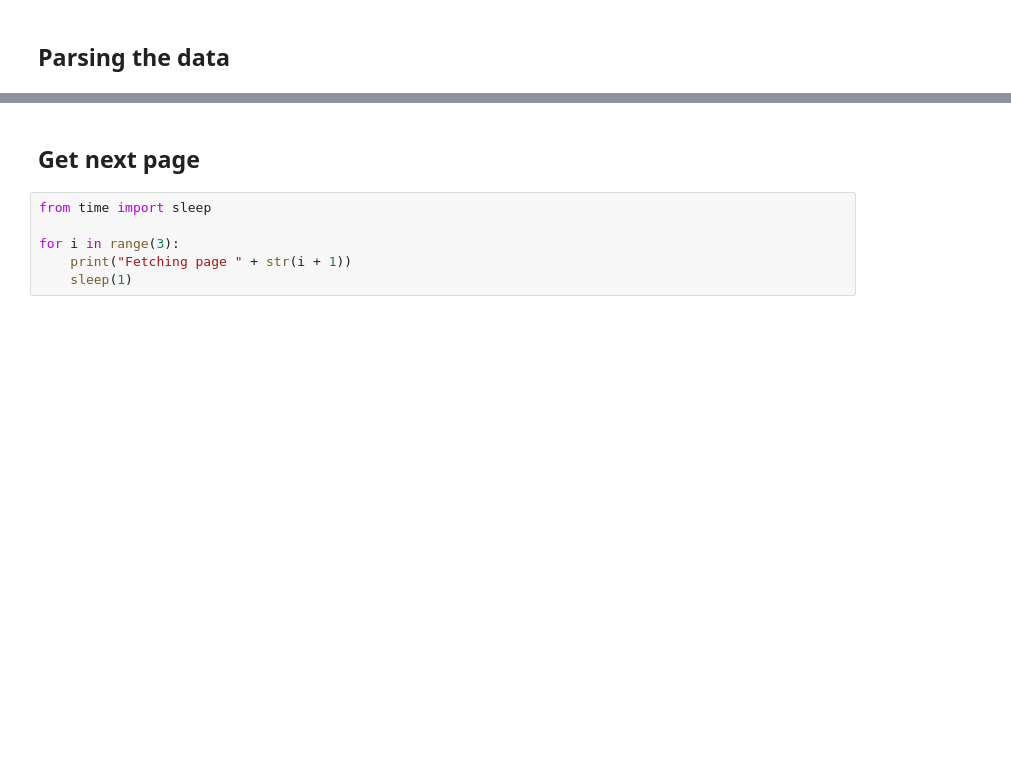
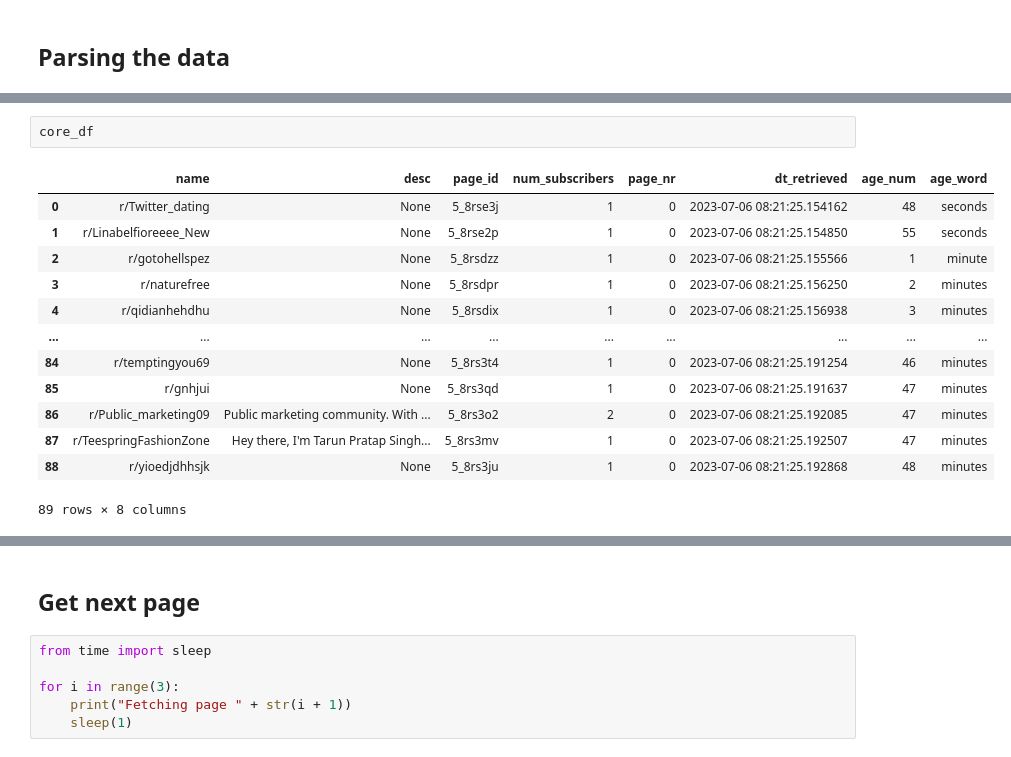
Before and after one commit to jellomoat/subs, a Jupyter notebook: lede-project-2-prep.ipynb, the cells around one changed output, grey strips where cells are left out. Saved outputs shown, nothing was run; the diff lists cells and outputs as text; blank space fills up the shorter version.

```diff
--- a/lede-project-2-prep.ipynb
+++ b/lede-project-2-prep.ipynb
@@ -140,3 +290,19 @@ final core_df len: 25
+# %%
+core_df
+# %% [output]
+|  | name | desc | page_id | num_subscribers | page_nr | dt_retrieved | age_num | age_word |
+| 0 | r/Twitter_dating | None | 5_8rse3j | 1 | 0 | 2023-07-06 08:21:25.154162 | 48 | seconds |
+| 1 | r/Linabelfioreeee_New | None | 5_8rse2p | 1 | 0 | 2023-07-06 08:21:25.154850 | 55 | seconds |
+| 2 | r/gotohellspez | None | 5_8rsdzz | 1 | 0 | 2023-07-06 08:21:25.155566 | 1 | minute |
+| 3 | r/naturefree | None | 5_8rsdpr | 1 | 0 | 2023-07-06 08:21:25.156250 | 2 | minutes |
+| 4 | r/qidianhehdhu | None | 5_8rsdix | 1 | 0 | 2023-07-06 08:21:25.156938 | 3 | minutes |
+| ... | ... | ... | ... | ... | ... | ... | ... | ... |
+| 84 | r/temptingyou69 | None | 5_8rs3t4 | 1 | 0 | 2023-07-06 08:21:25.191254 | 46 | minutes |
+| 85 | r/gnhjui | None | 5_8rs3qd | 1 | 0 | 2023-07-06 08:21:25.191637 | 47 | minutes |
+| 86 | r/Public_marketing09 | Public marketing community. With ... | 5_8rs3o2 | 2 | 0 | 2023-07-06 08:21:25.192085 | 47 | minutes |
+| 87 | r/TeespringFashionZone | Hey there, I'm Tarun Pratap Singh... | 5_8rs3mv | 1 | 0 | 2023-07-06 08:21:25.192507 | 47 | minutes |
+| 88 | r/yioedjdhhsjk | None | 5_8rs3ju | 1 | 0 | 2023-07-06 08:21:25.192868 | 48 | minutes |
+89 rows × 8 columns
 # %%
 # number of records with desc
 core_df[~core_df["desc"].isna()]
```
Also changed, not shown: parts of 19 cells of this notebook.
